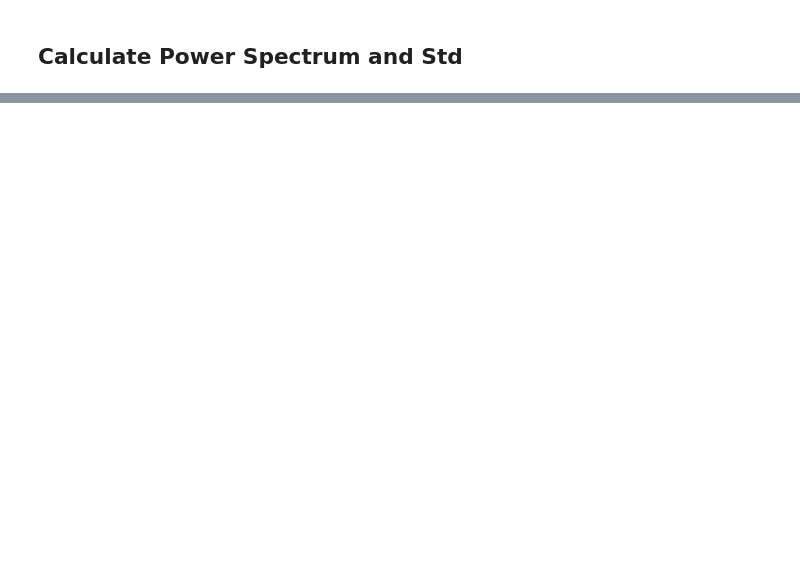
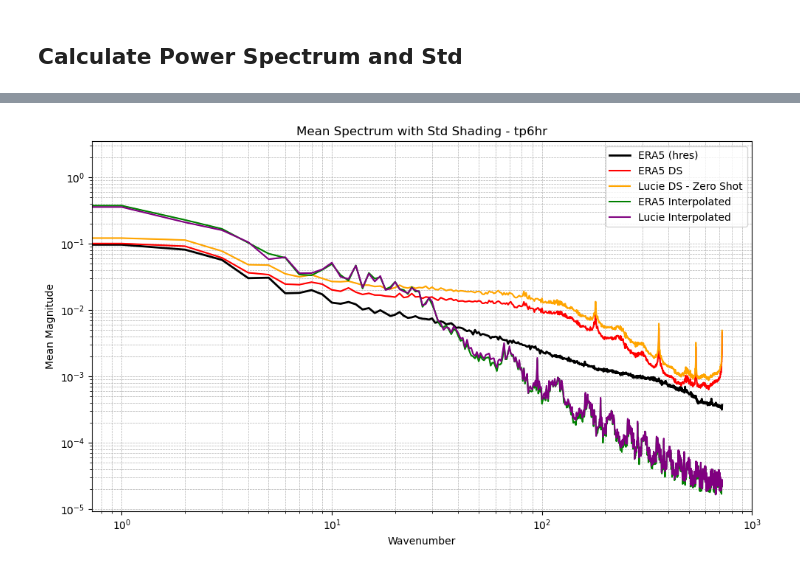
Before and after one commit to moeindarman77/lucie, a Jupyter notebook: metrics.ipynb, the cells around one changed output, grey strips where cells are left out. Saved outputs shown, nothing was run; the diff lists cells and outputs as text; code cells hidden in the pictures; blank space fills up the shorter version.

```diff
--- a/metrics.ipynb
+++ b/metrics.ipynb
@@ -838,0 +1116,70 @@ lucie_zero_shot_temperature = lucie_zero_shot_stacked[:, 0, :, :] * temperature_
+# %%
+# Compute the spectra
+# hres_spectrum = compute_spectrum_torch(hres_tp6hr_denorm)
+# output_spectrum = compute_spectrum_torch(output_tp6hr_denorm)
+# lres_interp_spectrum = compute_spectrum_torch(lres_interp_tp6hr_denorm)
+# lucie_interp_spectrum = compute_spectrum_torch(lucie_interp_tp6hr)
+# lucie_zero_shot_spectrum = compute_spectrum_torch(lucie_zero_shot_tp6hr)
+
+hres_spectrum = compute_spectrum_torch(torch.tensor(hres_denorm[1]).unsqueeze(0))
+output_spectrum = compute_spectrum_torch(torch.tensor(output_denorm[1]).unsqueeze(0))
+lres_interp_spectrum = compute_spectrum_torch(torch.tensor(lres_interp_denorm[1]).unsqueeze(0))
+lucie_interp_spectrum = compute_spectrum_torch(torch.tensor(lucie_interp_denorm[1]).unsqueeze(0))
+lucie_zero_shot_spectrum = compute_spectrum_torch(torch.tensor(lucie_zero_shot_denorm[1]).unsqueeze(0))
+
+
+
+hres_spectrum_mean = hres_spectrum.mean(axis=1).mean(axis=0)
+hres_spectrum_std = hres_spectrum.mean(axis=1).std(axis=0)
+
+output_spectrum_mean = output_spectrum.mean(axis=1).mean(axis=0)
+output_spectrum_std = output_spectrum.mean(axis=1).std(axis=0)
+
+lres_interp_spectrum_mean = lres_interp_spectrum.mean(axis=1).mean(axis=0)
+lres_interp_spectrum_std = lres_interp_spectrum.mean(axis=1).std(axis=0)
+
+lucie_interp_spectrum_mean = lucie_interp_spectrum.mean(axis=1).mean(axis=0)
+lucie_interp_spectrum_std = lucie_interp_spectrum.mean(axis=1).std(axis=0)
+
+lucie_zero_shot_spectrum_mean = lucie_zero_shot_spectrum.mean(axis=1).mean(axis=0)
+lucie_zero_shot_spectrum_std = lucie_zero_shot_spectrum.mean(axis=1).std(axis=0)
+
+# Wavenumbers
+longitude_points = hres_denorm[1].shape[-1]
+wavenumbers = np.arange(0, longitude_points // 2 + 1)
+
+# Plotting the spectra
+import matplotlib.pyplot as plt
+
+plt.figure(figsize=(10, 6))
+
+# Plotting High-Resolution Spectrum
+plt.loglog(wavenumbers, hres_spectrum_mean, label="ERA5 (hres)", color="black", linewidth=2)
+plt.fill_between(wavenumbers, hres_spectrum_mean - hres_spectrum_std, hres_spectrum_mean + hres_spectrum_std, color="blue", alpha=0.3)
+
+# Plotting Model Output Spectrum
+plt.loglog(wavenumbers, output_spectrum_mean, label="ERA5 DS", color="red")
+plt.fill_between(wavenumbers, output_spectrum_mean - output_spectrum_std, output_spectrum_mean + output_spectrum_std, color="red", alpha=0.3)
+
+# Plotting Lucie Zero Shot Spectrum
+plt.loglog(wavenumbers, lucie_zero_shot_spectrum_mean, label="Lucie DS - Zero Shot", color="orange")
+plt.fill_between(wavenumbers, lucie_zero_shot_spectrum_mean - lucie_zero_shot_spectrum_std, lucie_zero_shot_spectrum_mean + lucie_zero_shot_spectrum_std, color="orange", alpha=0.3)
+
+# Plotting Low-Res Interpolated Spectrum
+plt.loglog(wavenumbers, lres_interp_spectrum_mean, label="ERA5 Interpolated", color="green")
+plt.fill_between(wavenumbers, lres_interp_spectrum_mean - lres_interp_spectrum_std, lres_interp_spectrum_mean + lres_interp_spectrum_std, color="green", alpha=0.3)
+
+# Plotting Lucie Interpolated Spectrum
+plt.loglog(wavenumbers, lucie_interp_spectrum_mean, label="Lucie Interpolated", color="purple")
+plt.fill_between(wavenumbers, lucie_interp_spectrum_mean - lucie_interp_spectrum_std, lucie_interp_spectrum_mean + lucie_interp_spectrum_std, color="purple", alpha=0.3)
+
+
+plt.title("Mean Spectrum with Std Shading - tp6hr")
+plt.xlabel("Wavenumber")
+plt.ylabel("Mean Magnitude")
+plt.legend()
+plt.grid(True, which="both", ls="--", lw=0.5)
+plt.tight_layout()
+plt.show()
+# %% [output]
+[figure, added]
```
Also changed, not shown: parts of 44 cells of this notebook.
